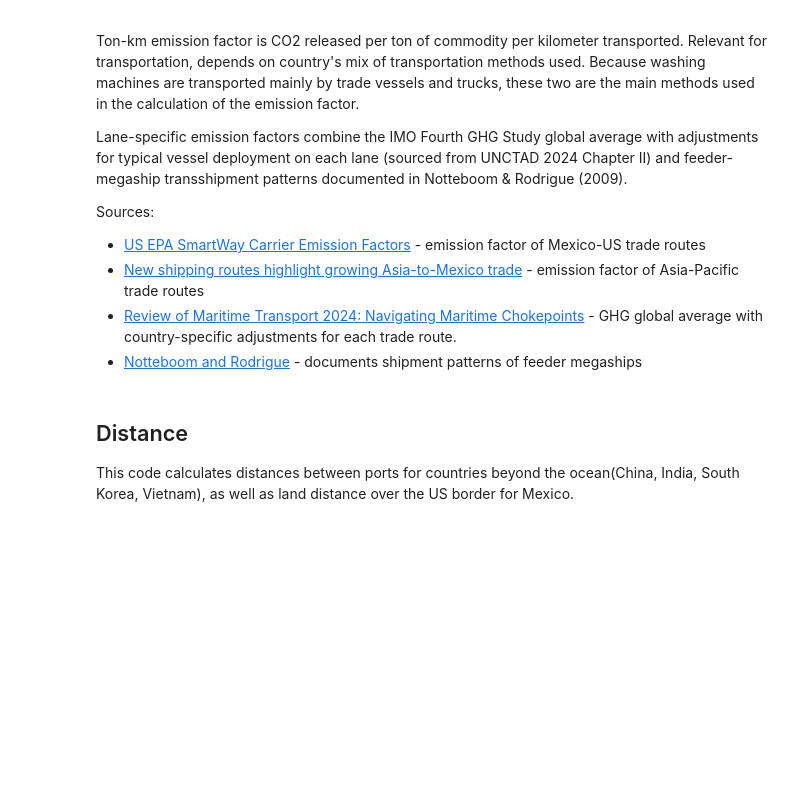
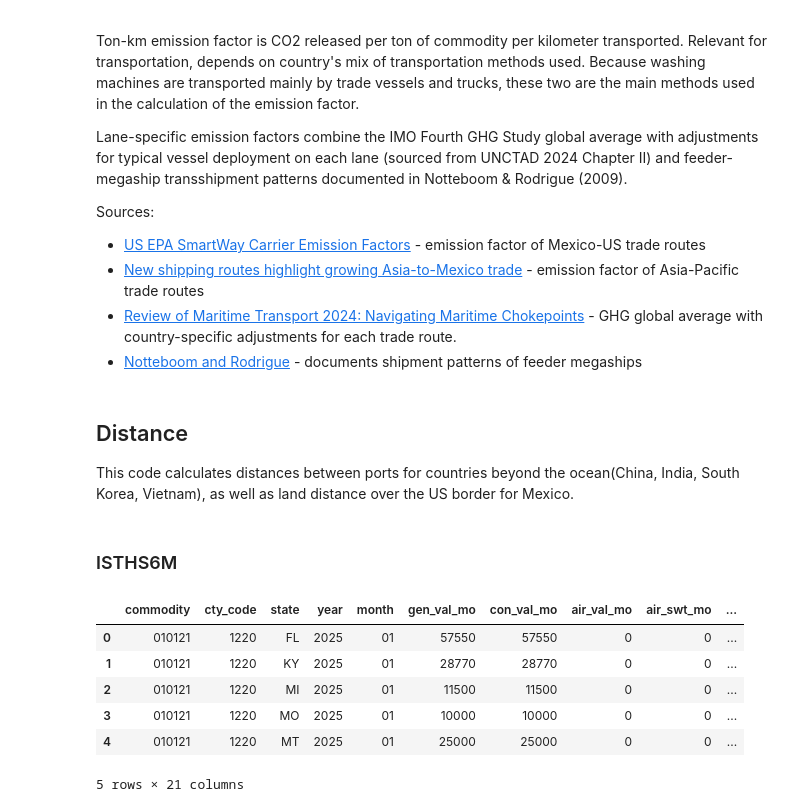
Before and after one commit to BirchTree1812/research_study_code, a Jupyter notebook: main.ipynb, the cells around one changed output. Saved outputs shown, nothing was run; the diff lists cells and outputs as text; code cells hidden in the pictures; blank space fills up the shorter version.

Commit message:
Continued my work on adding distance-related data.

```diff
--- a/main.ipynb
+++ b/main.ipynb
@@ -34,3 +34,57 @@ ton_km = {
 ## Distance
 
 This code calculates distances between ports for countries beyond the ocean(China, India, South Korea, Vietnam), as well as land distance over the US border for Mexico.
+# %% [markdown]
+### ISTHS6M
+# %%
+# first, analyze the files from census.gov site. They're encoded using fixed-width ASCII, which makes it hard for conventional Pandas functions to handle it
+# for this reason, I had to enlist Claude's help to solve it.
+
+# Correct colspecs for ISTHS6M (State HS6 Imports), record length 258
+colspecs = [
+    (0, 6),      # commodity (6-digit HS code)
+    (6, 10),     # cty_code (4-digit country code)
+    (10, 12),    # state (2-letter postal)
+    (12, 16),    # year
+    (16, 18),    # month
+    (18, 33),    # gen_val_mo (general imports total value)
+    (33, 48),    # con_val_mo (imports for consumption value)
+    (48, 63),    # air_val_mo
+    (63, 78),    # air_swt_mo (air shipping weight, kg)
+    (78, 93),    # ves_val_mo
+    (93, 108),   # ves_swt_mo (vessel shipping weight, kg)
+    (108, 123),  # cnt_val_mo (containerized vessel value)
+    (123, 138),  # cnt_swt_mo (containerized vessel weight)
+    (138, 153),  # gen_val_yr (year-to-date)
+    (153, 168),  # con_val_yr
+    (168, 183),  # air_val_yr
+    (183, 198),  # air_swt_yr
+    (198, 213),  # ves_val_yr
+    (213, 228),  # ves_swt_yr
+    (228, 243),  # cnt_val_yr
+    (243, 258),  # cnt_swt_yr
+]
+names = ['commodity', 'cty_code', 'state', 'year', 'month',
+         'gen_val_mo', 'con_val_mo', 'air_val_mo', 'air_swt_mo',
+         'ves_val_mo', 'ves_swt_mo', 'cnt_val_mo', 'cnt_swt_mo',
+         'gen_val_yr', 'con_val_yr', 'air_val_yr', 'air_swt_yr',
+         'ves_val_yr', 'ves_swt_yr', 'cnt_val_yr', 'cnt_swt_yr']
+
+str_cols = ['commodity', 'cty_code', 'state', 'year', 'month']
+
+df_land_imports = pd.read_fwf(
+    'data/original/isthsm2501.txt',
+    colspecs=colspecs,
+    names=names,
+    dtype={c: str for c in str_cols},
+)
+# %%
+df_land_imports.head()
+# %% [output]
+|  | commodity | cty_code | state | year | month | gen_val_mo | con_val_mo | air_val_mo | air_swt_mo | ... |
+| 0 | 010121 | 1220 | FL | 2025 | 01 | 57550 | 57550 | 0 | 0 | ... |
+| 1 | 010121 | 1220 | KY | 2025 | 01 | 28770 | 28770 | 0 | 0 | ... |
+| 2 | 010121 | 1220 | MI | 2025 | 01 | 11500 | 11500 | 0 | 0 | ... |
+| 3 | 010121 | 1220 | MO | 2025 | 01 | 10000 | 10000 | 0 | 0 | ... |
+| 4 | 010121 | 1220 | MT | 2025 | 01 | 25000 | 25000 | 0 | 0 | ... |
+5 rows × 21 columns
```
Also changed, not shown: parts of 40 cells of this notebook, 9 other files.
